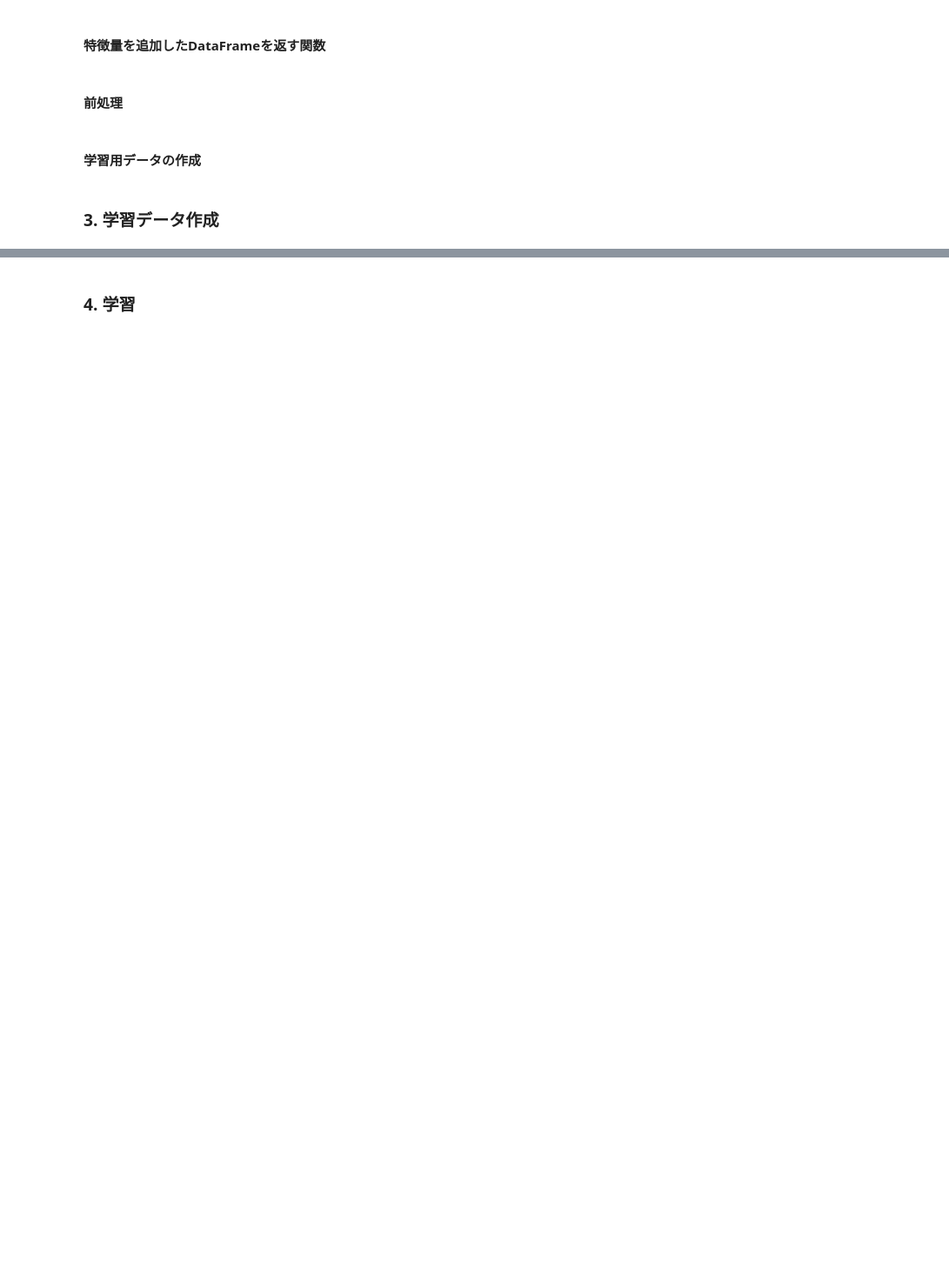
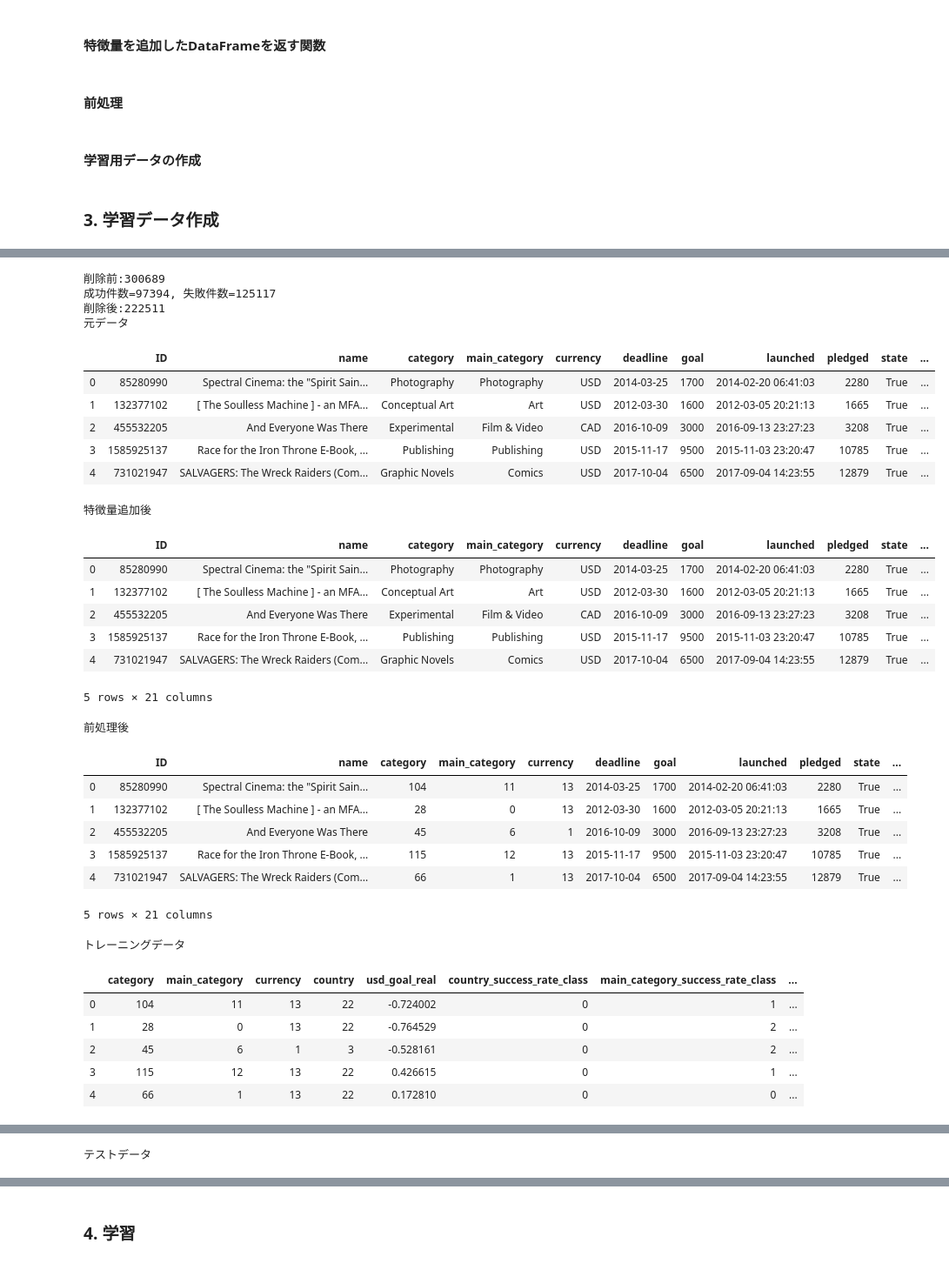
Before and after one commit to a-ozaki-a-ozaki-a-ozaki/KagawaAI_Homework, a Jupyter notebook: Day3_work_尾崎晃広.ipynb, the cells around one changed output, grey strips where cells are left out. Shown at 87% size. Drawn from its saved outputs; the diff is of its cells as text; code cells hidden in the pictures; blank space fills up the shorter version.

```diff
--- a/Day3_work_尾崎晃広.ipynb
+++ b/Day3_work_尾崎晃広.ipynb
@@ -114,16 +183,29 @@ def AddFeature(p_df_x_data):
 def PreProcess(p_df_x_train, p_df_x_test):
     PrintLog("enter : %s"%sys._getframe().f_code.co_name)
 
-    # 「usd_goal_real」は見やすいように対数変換する
+    # 木モデルは標準化不要、One-hot表現不要ということなので、カテゴリ変数はLabelEncodeして
+    # 標準化だけ実行する
+
+    # 「usd_goal_real」は対数変換してレンジを狭くしてみる
     p_df_x_train["usd_goal_real"] = np.log10(p_df_x_train["usd_goal_real"].values.astype(np.float64) + 1)
     p_df_x_test["usd_goal_real"] = np.log10(p_df_x_test["usd_goal_real"].values.astype(np.float64) + 1)
 
-    # Label Encode
+    # データ標準化
+    stdsc = StandardScaler()
+    for col in ["usd_goal_real", "term_days"]:
+        p_df_x_train[col] = stdsc.fit_transform(p_df_x_train[col].values.reshape(-1, 1)).reshape(-1)
+        p_df_x_test[col] = stdsc.transform(p_df_x_test[col].values.reshape(-1, 1)).reshape(-1)
+
+    # LabelEncode
     le = LabelEncoder()
-    #for col in ["category", "main_category", "country", "currency"]:
-    for col in ["category", "country"]:
-        p_df_x_train["%s_class"%col] = le.fit_transform(p_df_x_train[col])
-        p_df_x_test["%s_class"%col] = le.transform(p_df_x_test[col])
+    for col in ["category", "main_category", "currency", "country"]:
+        le.fit(df[col])
+        p_df_x_train[col] = le.transform(p_df_x_train[col])
+        p_df_x_test[col] = le.transform(p_df_x_test[col])
+    for col in ["country_success_rate_class", "main_category_success_rate_class", "positive_word"]:
+        le.fit(p_df_x_train[col])
+        p_df_x_train[col] = le.transform(p_df_x_train[col])
+        p_df_x_test[col] = le.transform(p_df_x_test[col])
 
     PrintLog("leave : %s"%sys._getframe().f_code.co_name)
     return p_df_x_train, p_df_x_test
@@ -211,0 +255,51 @@ len(X_train)
+# %%
+# 欠損レコード、外れ値を含むレコード削除
+X_train, y_train = RemoveRecord(X_train, y_train)
+
+# 学習データ生成クラスでデータ作成
+df_X_train, df_X_test = GetLearningData(X_train, X_test)
+
+# 訓練データ、テストデータをセット
+X_train = df_X_train[:].values
+X_test = df_X_test[:].values
+
+print("トレーニングデータ")
+display(df_X_train.head())
+display(df_X_train.tail())
+print("テストデータ")
+display(df_X_test.head())
+display(df_X_test.tail())
+# %% [output]
+削除前:300689
+成功件数=97394, 失敗件数=125117
+削除後:222511
+元データ
+|  | ID | name | category | main_category | currency | deadline | goal | launched | pledged | state | ... |
+| 0 | 85280990 | Spectral Cinema: the "Spirit Sain... | Photography | Photography | USD | 2014-03-25 | 1700 | 2014-02-20 06:41:03 | 2280 | True | ... |
+| 1 | 132377102 | [ The Soulless Machine ] - an MFA... | Conceptual Art | Art | USD | 2012-03-30 | 1600 | 2012-03-05 20:21:13 | 1665 | True | ... |
+| 2 | 455532205 | And Everyone Was There | Experimental | Film & Video | CAD | 2016-10-09 | 3000 | 2016-09-13 23:27:23 | 3208 | True | ... |
+| 3 | 1585925137 | Race for the Iron Throne E-Book, ... | Publishing | Publishing | USD | 2015-11-17 | 9500 | 2015-11-03 23:20:47 | 10785 | True | ... |
+| 4 | 731021947 | SALVAGERS: The Wreck Raiders (Com... | Graphic Novels | Comics | USD | 2017-10-04 | 6500 | 2017-09-04 14:23:55 | 12879 | True | ... |
+特徴量追加後
+|  | ID | name | category | main_category | currency | deadline | goal | launched | pledged | state | ... |
+| 0 | 85280990 | Spectral Cinema: the "Spirit Sain... | Photography | Photography | USD | 2014-03-25 | 1700 | 2014-02-20 06:41:03 | 2280 | True | ... |
+| 1 | 132377102 | [ The Soulless Machine ] - an MFA... | Conceptual Art | Art | USD | 2012-03-30 | 1600 | 2012-03-05 20:21:13 | 1665 | True | ... |
+| 2 | 455532205 | And Everyone Was There | Experimental | Film & Video | CAD | 2016-10-09 | 3000 | 2016-09-13 23:27:23 | 3208 | True | ... |
+| 3 | 1585925137 | Race for the Iron Throne E-Book, ... | Publishing | Publishing | USD | 2015-11-17 | 9500 | 2015-11-03 23:20:47 | 10785 | True | ... |
+| 4 | 731021947 | SALVAGERS: The Wreck Raiders (Com... | Graphic Novels | Comics | USD | 2017-10-04 | 6500 | 2017-09-04 14:23:55 | 12879 | True | ... |
+5 rows × 21 columns
+前処理後
+|  | ID | name | category | main_category | currency | deadline | goal | launched | pledged | state | ... |
+| 0 | 85280990 | Spectral Cinema: the "Spirit Sain... | 104 | 11 | 13 | 2014-03-25 | 1700 | 2014-02-20 06:41:03 | 2280 | True | ... |
+| 1 | 132377102 | [ The Soulless Machine ] - an MFA... | 28 | 0 | 13 | 2012-03-30 | 1600 | 2012-03-05 20:21:13 | 1665 | True | ... |
+| 2 | 455532205 | And Everyone Was There | 45 | 6 | 1 | 2016-10-09 | 3000 | 2016-09-13 23:27:23 | 3208 | True | ... |
+| 3 | 1585925137 | Race for the Iron Throne E-Book, ... | 115 | 12 | 13 | 2015-11-17 | 9500 | 2015-11-03 23:20:47 | 10785 | True | ... |
+| 4 | 731021947 | SALVAGERS: The Wreck Raiders (Com... | 66 | 1 | 13 | 2017-10-04 | 6500 | 2017-09-04 14:23:55 | 12879 | True | ... |
+5 rows × 21 columns
+トレーニングデータ
+|  | category | main_category | currency | country | usd_goal_real | country_success_rate_class | main_category_success_rate_class | ... |
+| 0 | 104 | 11 | 13 | 22 | -0.724002 | 0 | 1 | ... |
+| 1 | 28 | 0 | 13 | 22 | -0.764529 | 0 | 2 | ... |
+| 2 | 45 | 6 | 1 | 3 | -0.528161 | 0 | 2 | ... |
+| 3 | 115 | 12 | 13 | 22 | 0.426615 | 0 | 1 | ... |
+| 4 | 66 | 1 | 13 | 22 | 0.172810 | 0 | 0 | ... |
@@ -211,0 +312 @@ len(X_train)
+テストデータ
```
Also changed, not shown: parts of 26 cells of this notebook.
